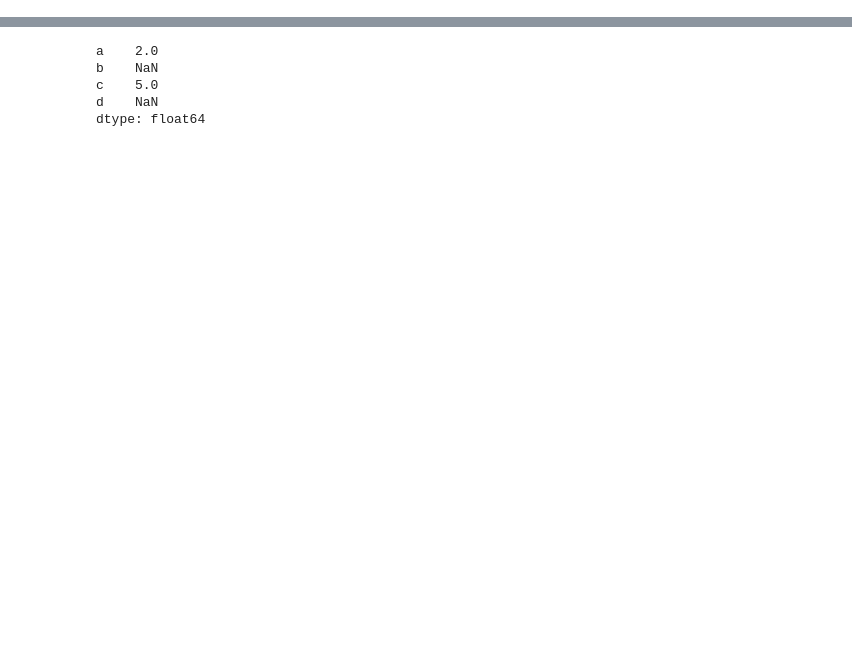
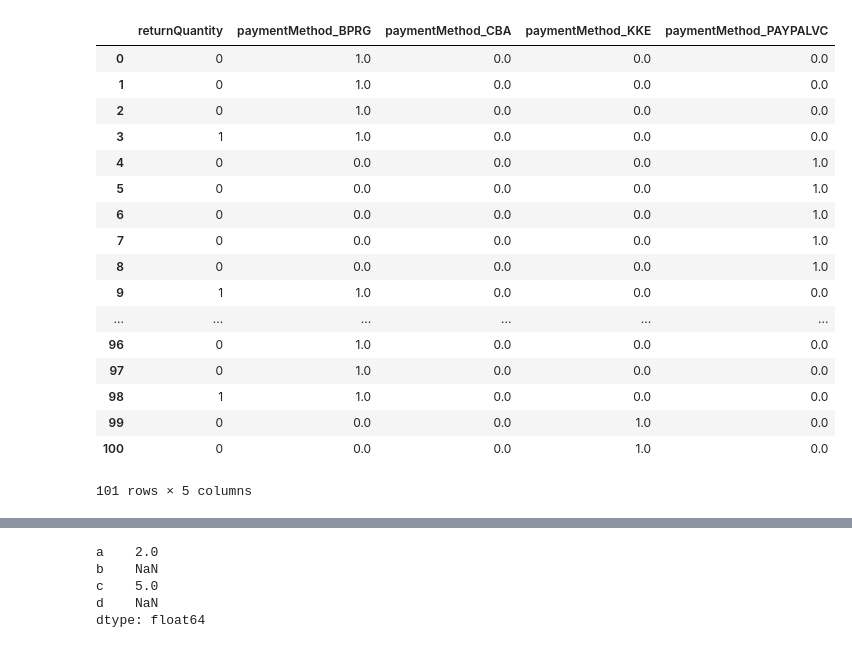
Before and after one commit to Gliganu/DMC_Fashion_2016, a Jupyter notebook: notebooks/TestingFeatures.ipynb, the cells around one changed output, grey strips where cells are left out. Drawn from its saved outputs; the diff is of its cells as text; code cells hidden in the pictures; blank space fills up the shorter version.

```diff
--- a/notebooks/TestingFeatures.ipynb
+++ b/notebooks/TestingFeatures.ipynb
@@ -0,0 +79,22 @@
+# %%
+data_ohe = preprocessor.transformOHE(data)
+data_ohe
+# %% [output]
+|  | returnQuantity | paymentMethod_BPRG | paymentMethod_CBA | paymentMethod_KKE | paymentMethod_PAYPALVC |
+| 0 | 0 | 1.0 | 0.0 | 0.0 | 0.0 |
+| 1 | 0 | 1.0 | 0.0 | 0.0 | 0.0 |
+| 2 | 0 | 1.0 | 0.0 | 0.0 | 0.0 |
+| 3 | 1 | 1.0 | 0.0 | 0.0 | 0.0 |
+| 4 | 0 | 0.0 | 0.0 | 0.0 | 1.0 |
+| 5 | 0 | 0.0 | 0.0 | 0.0 | 1.0 |
+| 6 | 0 | 0.0 | 0.0 | 0.0 | 1.0 |
+| 7 | 0 | 0.0 | 0.0 | 0.0 | 1.0 |
+| 8 | 0 | 0.0 | 0.0 | 0.0 | 1.0 |
+| 9 | 1 | 1.0 | 0.0 | 0.0 | 0.0 |
+| ... | ... | ... | ... | ... | ... |
+| 96 | 0 | 1.0 | 0.0 | 0.0 | 0.0 |
+| 97 | 0 | 1.0 | 0.0 | 0.0 | 0.0 |
+| 98 | 1 | 1.0 | 0.0 | 0.0 | 0.0 |
+| 99 | 0 | 0.0 | 0.0 | 1.0 | 0.0 |
+| 100 | 0 | 0.0 | 0.0 | 1.0 | 0.0 |
+101 rows × 5 columns
```
Also changed, not shown: parts of 12 cells of this notebook.
